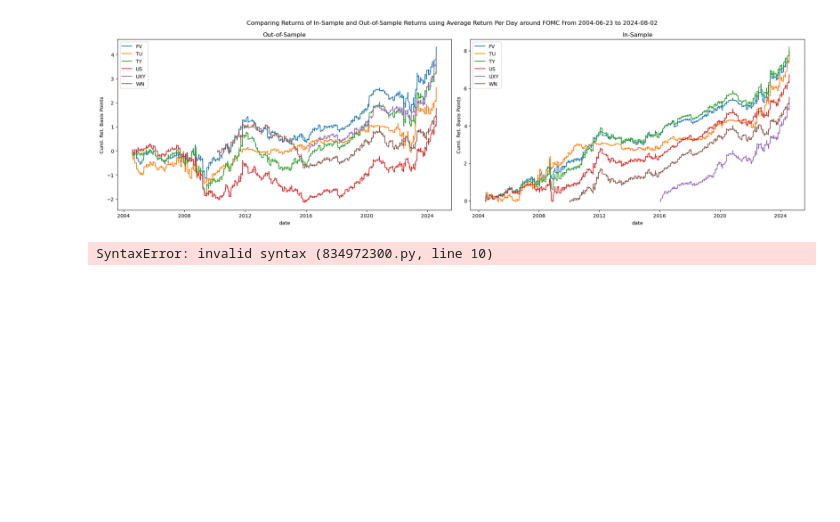
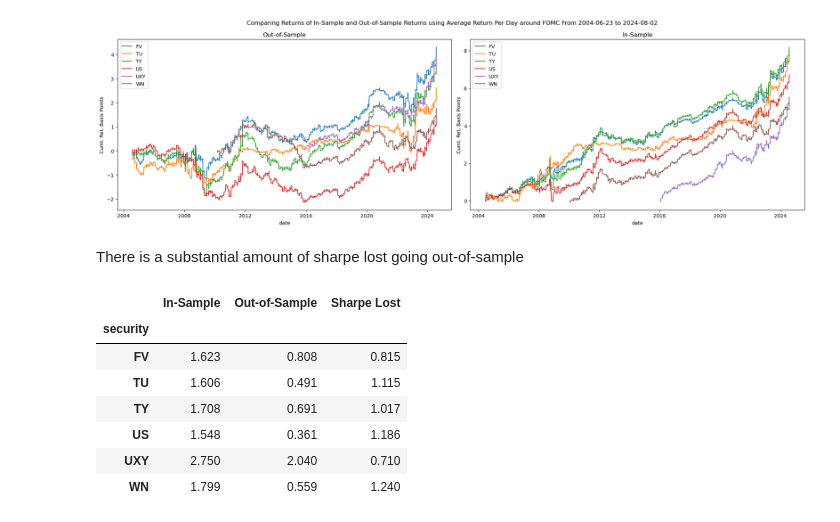
Before and after one commit to diegodalvarez/FOMCDrift, a Jupyter notebook: notebooks/backtests/InitialTsyBacktests.ipynb, the cells around one changed output. Cells and saved outputs as stored; diff of their text form; code cells hidden in the pictures; blank space fills up the shorter version.

```diff
--- a/notebooks/backtests/InitialTsyBacktests.ipynb
+++ b/notebooks/backtests/InitialTsyBacktests.ipynb
@@ -204,16 +204,30 @@ fig.suptitle("Comparing Returns of In-Sample and Out-of-Sample Returns using Ave
 plt.tight_layout()
 # %% [output]
 [figure]
+# %% [markdown]
+There is a substantial amount of sharpe lost going out-of-sample
 # %%
 (pd.concat([
     df_oos.assign(group = "oos"),
     df_avg_signal.assign(group = "is")])
     [["security", "group", "signal_rtn"]].
     groupby(["security", "group"]).
     agg(lambda x: x.mean() / x.std() * np.sqrt(252)).
     reset_index().
     rename(columns = {"group": ""}).
     pivot(index = "security", columns = "", values = "signal_rtn").
-    assign(tmp = lambda x: x.is))
+    assign(sharpe_lost = lambda x: x["is"] - x["oos"]).
+    apply(lambda x: np.round(x,3)).
+    rename(columns = {
+        "is"         : "In-Sample",
+        "oos"        : "Out-of-Sample",
+        "sharpe_lost": "Sharpe Lost"}))
 # %% [output]
-SyntaxError: invalid syntax (834972300.py, line 10)
+|  | In-Sample | Out-of-Sample | Sharpe Lost |
+| security |  |  |  |
+| FV | 1.623 | 0.808 | 0.815 |
+| TU | 1.606 | 0.491 | 1.115 |
+| TY | 1.708 | 0.691 | 1.017 |
+| US | 1.548 | 0.361 | 1.186 |
+| UXY | 2.750 | 2.040 | 0.710 |
+| WN | 1.799 | 0.559 | 1.240 |
```
Also changed, not shown: parts of 11 cells of this notebook, 1 other file.
